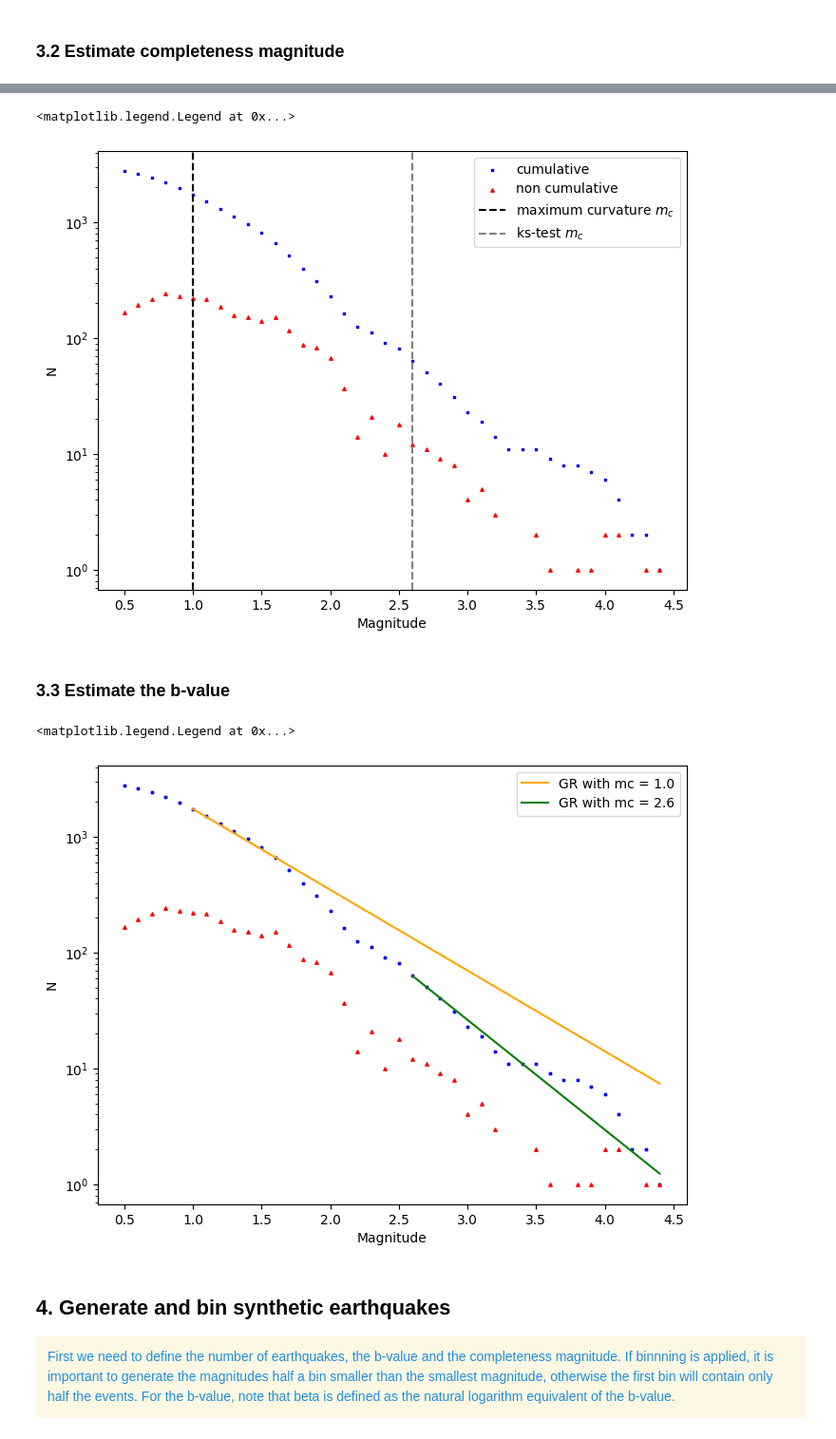
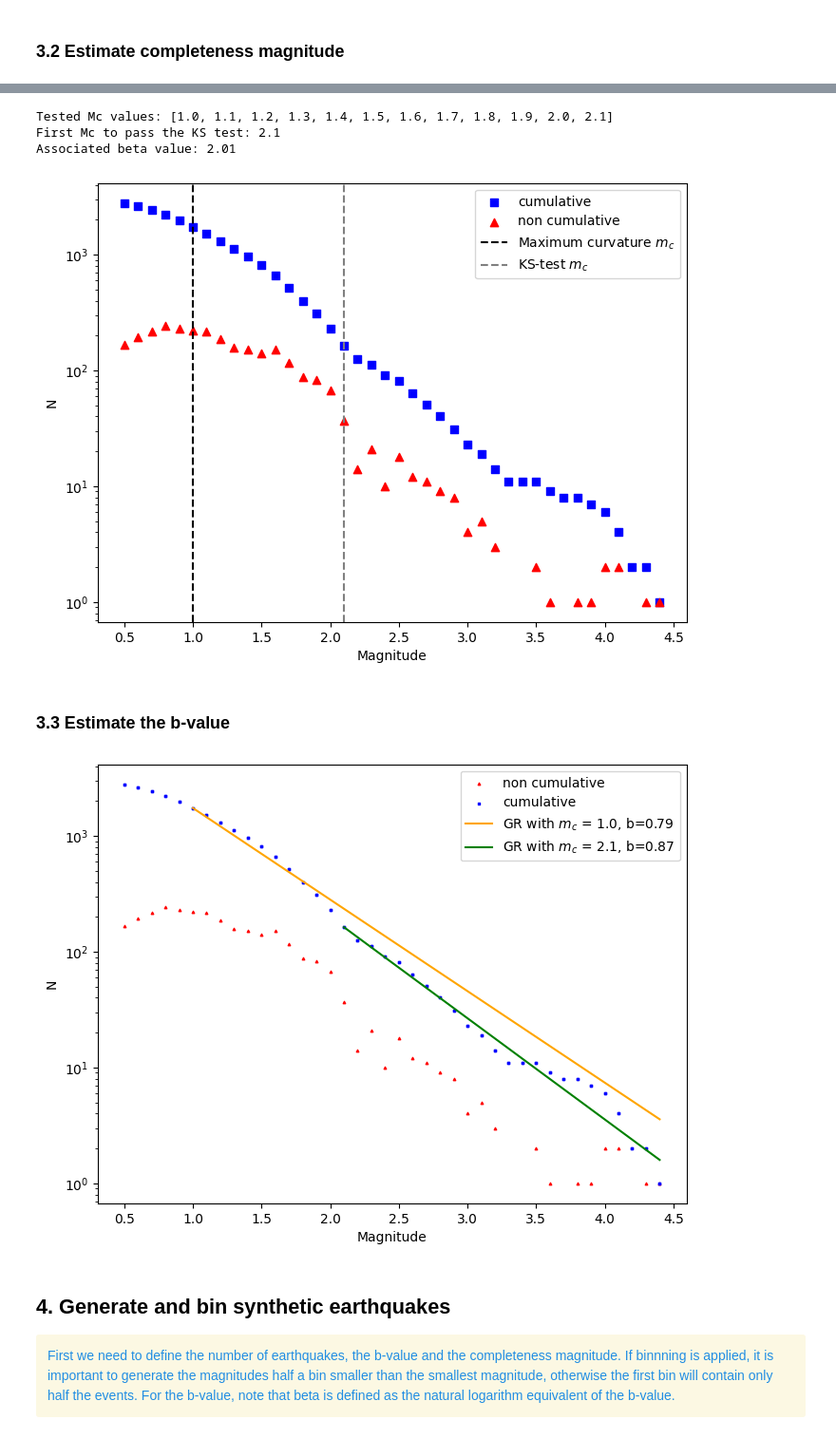
Before and after one commit to swiss-seismological-service/SeismoStats, a Jupyter notebook: notebooks/manual.ipynb, the cells around one changed output, grey strips where cells are left out. Shown at 95% size. Saved outputs shown, nothing was run; the diff lists cells and outputs as text; code cells hidden in the pictures.

```diff
--- a/manual.ipynb
+++ b/notebooks/manual.ipynb
@@ -178,17 +195,33 @@ mcs_test, ks_ds, ps, best_mc, beta = mc_ks(
+# %%
+# if Mc is known to be larger than or equal to 1.0
+
+mc_kstest, beta_kstest, mcs_tested, betas, ks_ds, ps = mc_ks(
+    bin_to_precision(df['magnitude'], 0.1),
+    mcs_test=bin_to_precision(np.arange(1.0, 3.0, 0.1), 0.1),
+    delta_m=0.1,
+    p_pass=0.1,
+)
+
+print("Tested Mc values:", mcs_tested)
+print("First Mc to pass the KS test:", mc_kstest)
+print(f"Associated beta value: {beta_kstest:.2f}")
+# %% [output]
+Tested Mc values: [1.0, 1.1, 1.2, 1.3, 1.4, 1.5, 1.6, 1.7, 1.8, 1.9, 2.0, 2.1]
+First Mc to pass the KS test: 2.1
+Associated beta value: 2.01
 # %%
 ax = plt.subplots(figsize=(8, 6))[1]
 
 plot_cum_fmd(df['magnitude'], delta_m=0.1, ax=ax, color='blue')
-plot_fmd(df['magnitude'], ax=ax, color='red', size=6)
+plot_fmd(df['magnitude'], ax=ax, color='red')
 
-plt.axvline(mc, color='black', linestyle='--')
-plt.axvline(best_mc, color='grey', linestyle='--')
+plt.axvline(mc, color='black', linestyle='--', label='Maximum curvature $m_c$')
+plt.axvline(mc_kstest, color='grey', linestyle='--', label='KS-test $m_c$')
 
-
-ax.legend(['cumulative', 'non cumulative', 'maximum curvature $m_c$', 'ks-test $m_c$'])
+plt.legend()
+plt.show()
 # %% [output]
-<matplotlib.legend.Legend at 0x...>
-[figure, old version]
+[figure, new version]
 # %% [markdown]
 ### 3.3 Estimate the b-value
 # %%
@@ -199,22 +232,22 @@ mags = bin_to_precision(mags, 0.1)
 
 delta_m = 0.1
 
-b_estimate, error = estimate_b(mags[mags>mc], mc=mc, delta_m=delta_m, return_std=True, b_parameter='b_value')
+b_estimate, error = estimate_b(mags[mags>=mc], mc=mc, delta_m=delta_m, return_std=True, b_parameter='b_value')
 
-b_estimate2, error = estimate_b(mags[mags>best_mc], mc=best_mc, delta_m=delta_m, return_std=True, b_parameter='b_value')
+b_estimate2, error = estimate_b(mags[mags>=mc_kstest], mc=mc_kstest, delta_m=delta_m, return_std=True, b_parameter='b_value')
 # %%
 ax = plt.subplots(figsize=(8, 6))[1]
 
-plot_cum_fmd(df['magnitude'], delta_m=0.1, ax=ax, color=['blue', 'orange'], b_value=b_estimate, mc=mc)
-plot_cum_fmd(df['magnitude'], delta_m=0.1, ax=ax, b_value=b_estimate2, mc=best_mc, color = ['blue', 'green'])
+plot_fmd(df['magnitude'], ax=ax, color='red', size=3)
 
-plot_fmd(df['magnitude'], ax=ax, color='red', size=6)
+plot_cum_fmd(df['magnitude'], delta_m=0.1, ax=ax, color=['blue', 'orange'], b_value=b_estimate, mc=mc,
+             size=3, legend=['cumulative', r'GR with $m_c$ = {:.1f}'.format(mc)])
+plot_cum_fmd(df['magnitude'], delta_m=0.1, ax=ax, b_value=b_estimate2, mc=mc_kstest, color = ['blue', 'green'],
+             size=3, legend=['_', r'GR with $m_c$ = {:.1f}'.format(mc_kstest)])
 
-
-ax.legend(['GR with mc = {:.1f}'.format(mc), '_', 'GR with mc = {:.1f}'.format(best_mc)])
+plt.show()
 # %% [output]
-<matplotlib.legend.Legend at 0x...>
-[figure, old version]
+[figure, new version]
 # %% [markdown]
 ## 4. Generate and bin synthetic earthquakes
 
```
Also changed, not shown: parts of 6 cells of this notebook, 1 other file.
